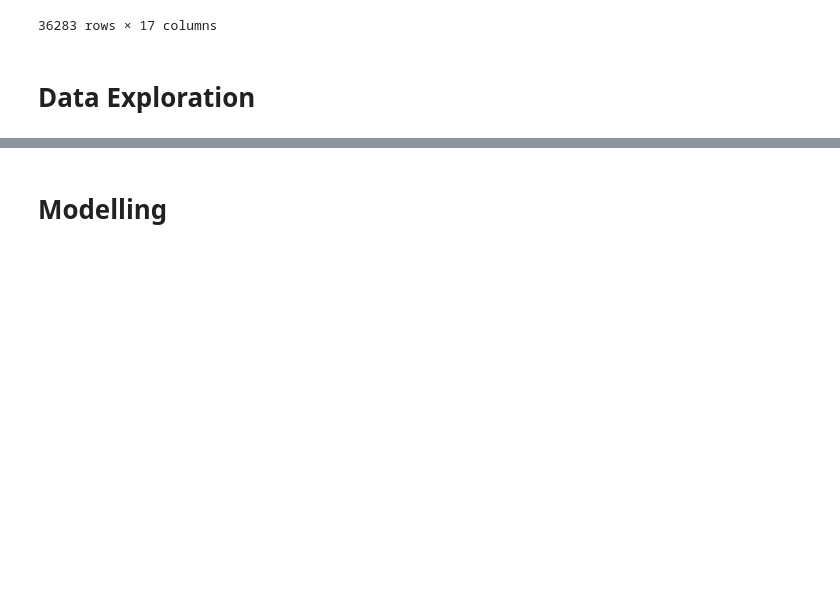
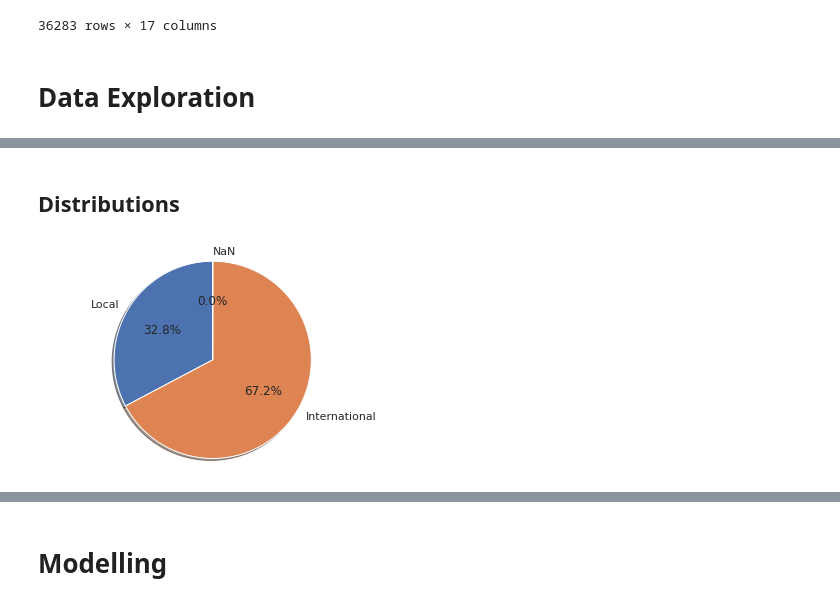
Before and after one commit to Rubix982/Product-Quality-Classification, a Jupyter notebook: model.ipynb, the cells around one changed output, grey strips where cells are left out. Saved outputs shown, nothing was run; the diff lists cells and outputs as text; code cells hidden in the pictures; blank space fills up the shorter version.

```diff
--- a/model.ipynb
+++ b/model.ipynb
@@ -355,0 +504,17 @@ Index(['country', 'sku_id', 'title', 'category_lvl_1', 'category_lvl_2',
+# %% [markdown]
+## Distributions
+# %%
+fig, ax = plt.subplots()
+
+unique_array = training_data['product_type_encoded'].value_counts().array
+international = unique_array[0]
+NaN_region = unique_array[2]
+local = unique_array[1]
+
+ax.pie((local, international, NaN_region), labels=['Local', 'International', 'NaN'], autopct='%1.1f%%',
+        shadow=True, startangle=90)
+ax.axis('equal')  # Equal aspect ratio ensures that pie is drawn as a circle.
+
+plt.show()
+# %% [output]
+[figure, added]
```
Also changed, not shown: parts of 34 cells of this notebook.
